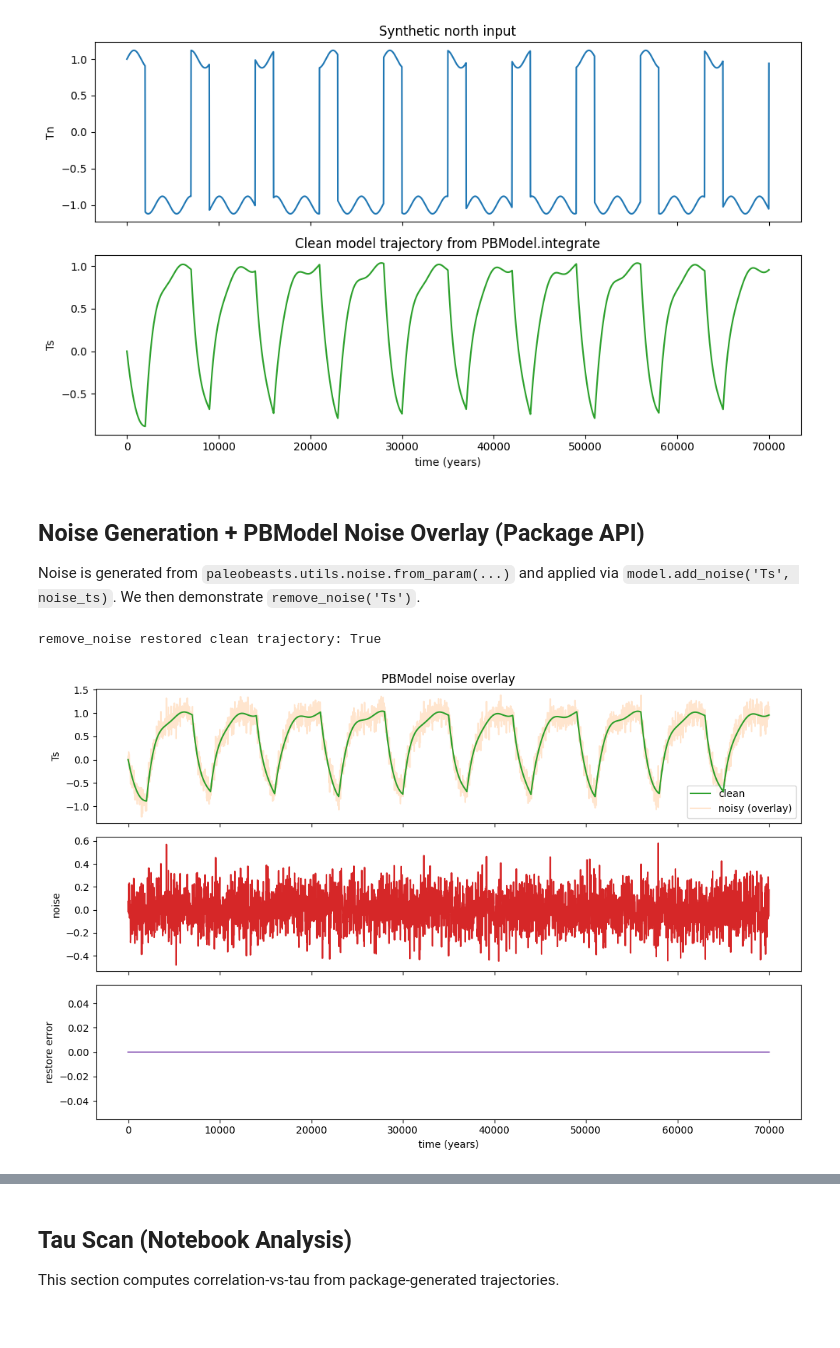
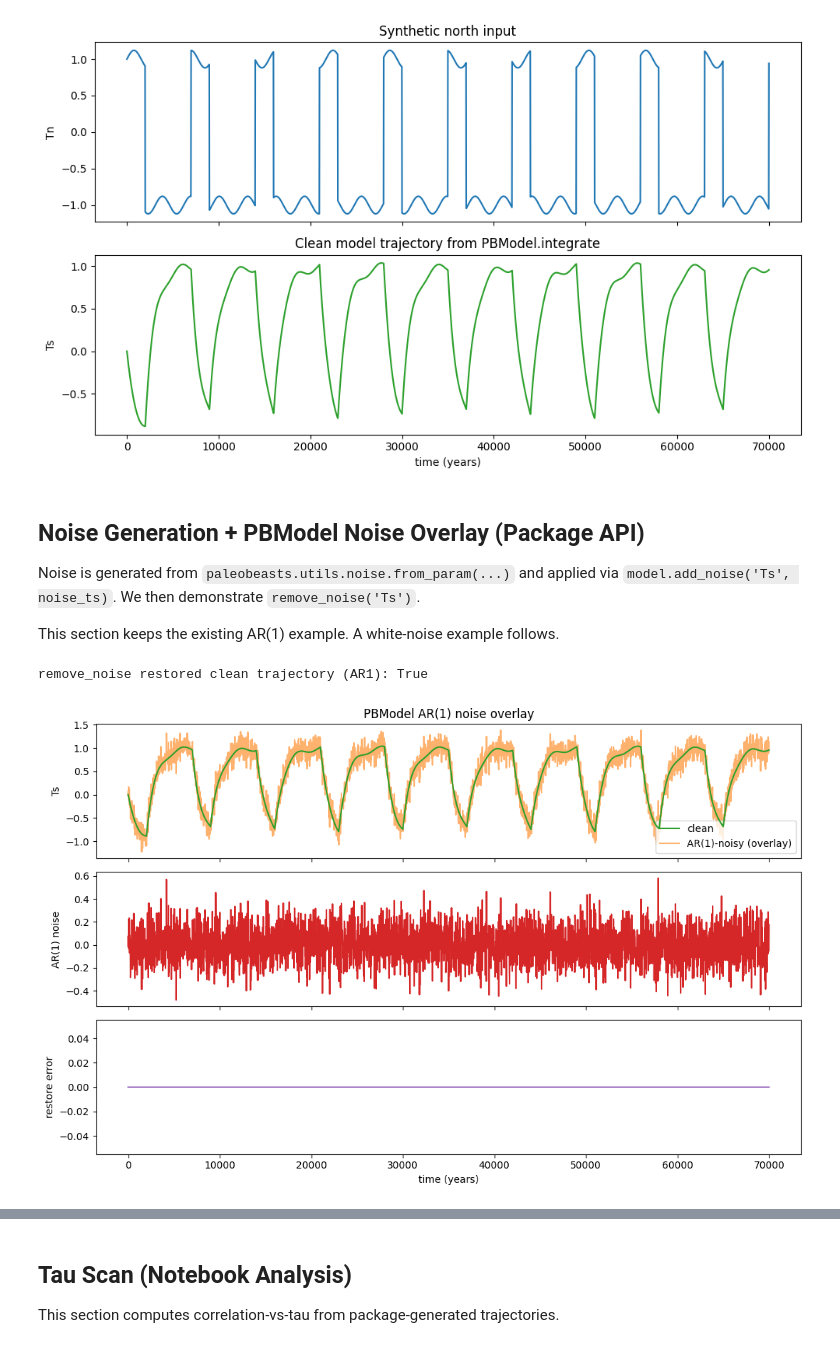
Before and after one commit to LinkedEarth/PaleoBeasts, a Jupyter notebook: notebooks/stocker2003_bipolar_seesaw_demo.ipynb, the cells around one changed output, grey strips where cells are left out. Saved outputs shown, nothing was run; the diff lists cells and outputs as text; code cells hidden in the pictures.

```diff
--- a/notebooks/stocker2003_bipolar_seesaw_demo.ipynb
+++ b/notebooks/stocker2003_bipolar_seesaw_demo.ipynb
@@ -28,14 +30,11 @@ CONFIG = {
     't_end': 70000.0,
     'dt': 20.0,
     'tau_true': 1000.0,
-    'beta': -1.0,
     'tau_grid': np.arange(100.0, 4000.0 + 1e-12, 20.0),
-    'noise_ar_tau': 1.0,
-    'noise_target_std_fraction': 0.25,
-    'seed': 42,
-    'highpass_cutoff_scale': 8000.0,
-    'real_data_npz': None,
 }
+
+# Fixed coupling assumption for this demo (paper-consistent sign convention)
+COUPLING_BETA = -1.0
 # %% [markdown]
 ## Synthetic Input + Notebook-Local Tau Scan Helper
 
@@ -122,50 +121,51 @@ plt.tight_layout()
 
 Noise is generated from `paleobeasts.utils.noise.from_param(...)` and applied via
 `model.add_noise('Ts', noise_ts)`. We then demonstrate `remove_noise('Ts')`.
+
+This section keeps the existing AR(1) example. A white-noise example follows.
 # %%
+# AR(1) noise settings (section-local)
+ar_noise_tau = 1.0
+ar_noise_target_std_fraction = 0.25
+ar_noise_seed = 42
+
 noise_surr = noise_utils.from_param(
     method='ar1sim',
-    noise_param=[CONFIG['noise_ar_tau'], 1.0],
+    noise_param=[ar_noise_tau, 1.0],
     time_pattern='specified',
     settings={'time': model.time},
-    seed=CONFIG['seed'],
+    seed=ar_noise_seed,
 )
 raw_noise = np.asarray(noise_surr.series_list[0].value, dtype=float)
 
-# scale to a target fraction of clean-signal variability
-noise_scale = CONFIG['noise_target_std_fraction'] * np.std(south_clean)
+noise_scale = ar_noise_target_std_fraction * np.std(south_clean)
 if np.std(raw_noise) > 0:
     noise_ts = raw_noise * (noise_scale / np.std(raw_noise))
 else:
     noise_ts = raw_noise.copy()
 
-fig, ax = plt.subplots(3, 1, figsize=(11, 7), sharex=True)
-ax[0].plot(model.time, model.state_variables['Ts'], color='tab:green', label='clean', zorder=10)
-
 model.add_noise('Ts', noise_ts)
 south_noisy_series = model.to_pyleo(var_names='Ts')
-# capture noisy series through PBModel.to_pyleo before restoration
-# south_noisy_series = model_clean.to_pyleo(var_names='Ts')
+south_noisy = np.asarray(south_noisy_series.value, dtype=float)
 
-
-
-
-ax[0].plot(model.time, south_noisy_series.value, color='tab:orange', alpha=0.2, label='noisy (overlay)')
-# Demonstrate reversibility
 model.remove_noise('Ts')
 south_restored = model.state_variables['Ts'].copy()
-restored_ok = np.allclose(south_restored, south_clean, atol=1e-8)
-
-ax[0].legend(loc='best')
-ax[0].set_ylabel('Ts')
-ax[0].set_title('PBModel noise overlay')
-ax[1].plot(model_clean.time, noise_ts, color='tab:red')
-ax[1].set_ylabel('noise')
-ax[2].plot(model.time, south_restored - south_clean, color='tab:purple')
-ax[2].set_ylabel('restore error')
-ax[2].set_xlabel('time (years)')
-plt.tight_layout()
-print('remove_noise restored clean trajectory:', restored_ok)
+ar_restored_ok = np.allclose(south_restored, south_clean, atol=1e-8)
+print('remove_noise restored clean trajectory (AR1):', ar_restored_ok)
 # %% [output]
-remove_noise restored clean trajectory: True
+remove_noise restored clean trajectory (AR1): True
-[figure, removed]
+# %%
+fig, ax = plt.subplots(3, 1, figsize=(11, 7), sharex=True)
+ax[0].plot(model.time, south_clean, color='tab:green', label='clean', zorder=10)
+ax[0].plot(model.time, south_noisy, color='tab:orange', alpha=0.6, label='AR(1)-noisy (overlay)')
+ax[0].legend(loc='best')
+ax[0].set_ylabel('Ts')
+ax[0].set_title('PBModel AR(1) noise overlay')
+ax[1].plot(model.time, noise_ts, color='tab:red')
+ax[1].set_ylabel('AR(1) noise')
+ax[2].plot(model.time, south_restored - south_clean, color='tab:purple')
+ax[2].set_ylabel('restore error')
+ax[2].set_xlabel('time (years)')
+plt.tight_layout()
+# %% [output]
+[figure, added]
```
Also changed, not shown: parts of 9 cells of this notebook.
